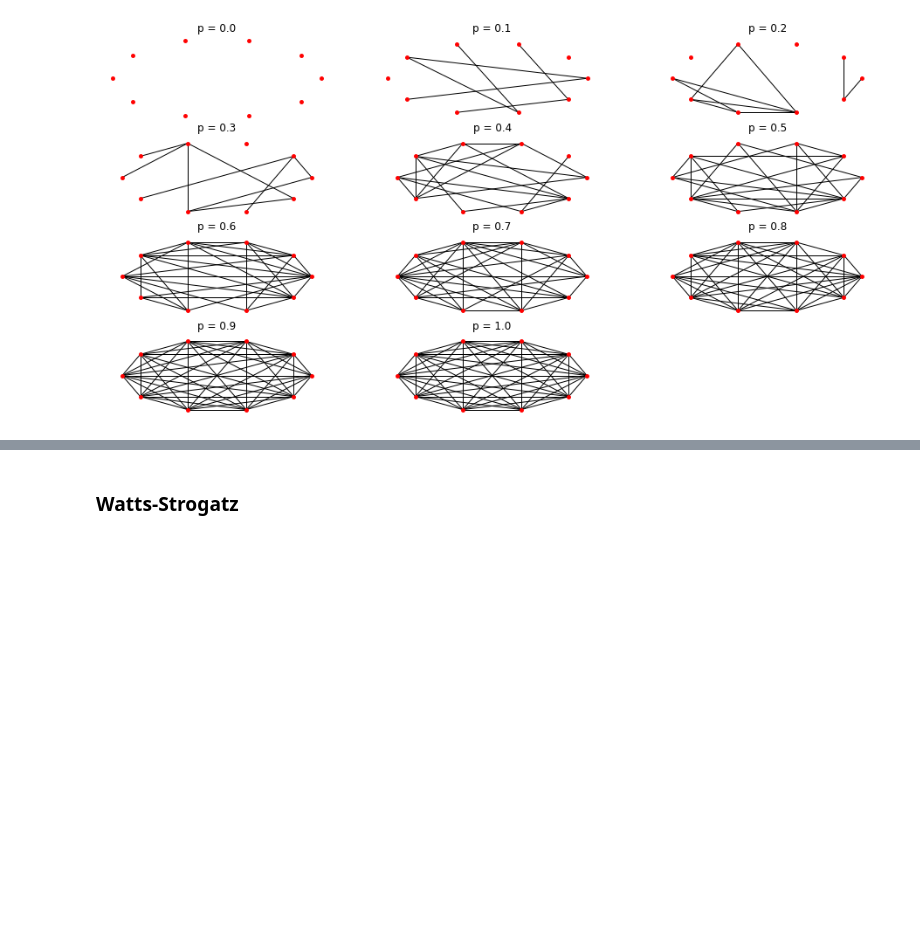
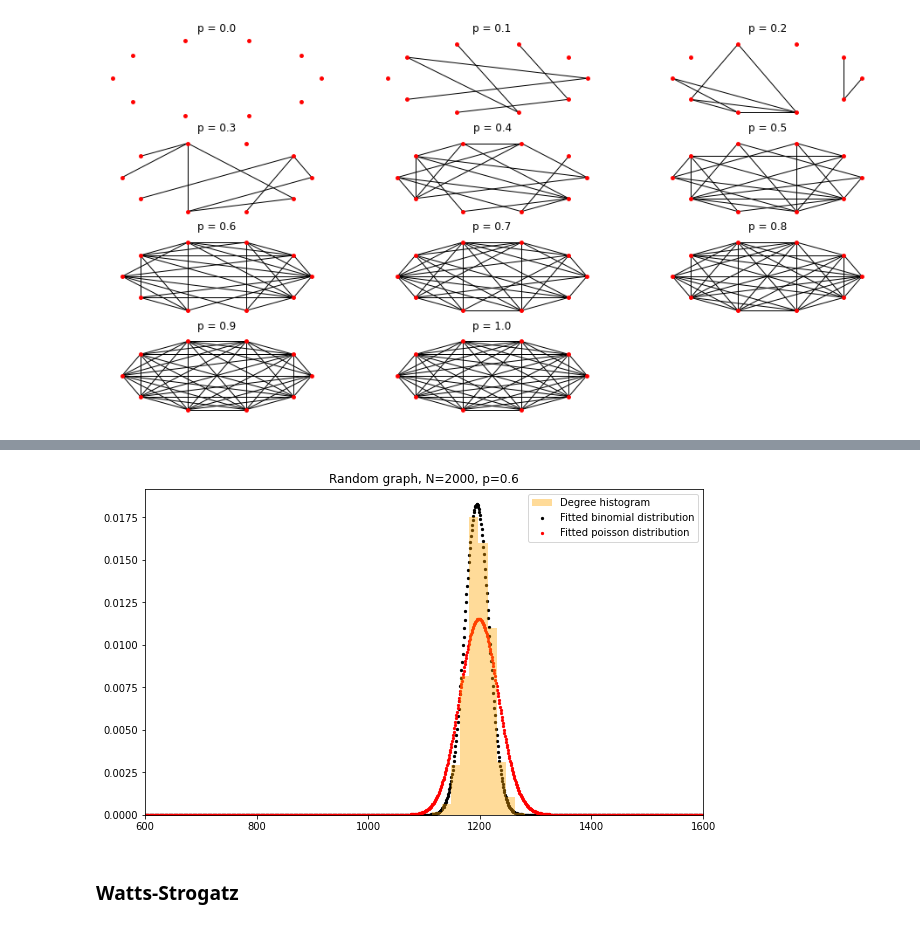
Before and after one commit to adamaj99pwr/Diffusion-processes, a Jupyter notebook: lab3/lab3.ipynb, the cells around one changed output, grey strips where cells are left out. Drawn from its saved outputs; the diff is of its cells as text; code cells hidden in the pictures; blank space fills up the shorter version.

```diff
--- a/lab3/lab3.ipynb
+++ b/lab3/lab3.ipynb
@@ -62,3 +103,29 @@ plt.show()
+# %%
+dist2_binom = stats.nbinom
+bound2_binom = [(1990, 2010), (0.5, 0.6)]
+fit2_binom = stats.fit(dist2_binom, drg2, bound2_binom)
+n2_binom = int(fit2_binom.params[0])
+p2_binom = fit2_binom.params[1]
+r2_binom = np.arange(0, n2_binom + 1)
+rg2_binom = stats.binom.pmf(r2_binom, n2_binom, p2_binom)
+# %%
+dist2_poiss = stats.poisson
+bound2_poiss = [(avg_deg_rg2-10, avg_deg_rg2+10)]
+fit2_poiss = stats.fit(dist2_poiss, drg2, bound2_poiss)
+mu2_poiss = fit2_poiss.params[0]
+r2_poiss = r2_binom
+rg2_poiss = stats.poisson.pmf(r2_binom, mu2_poiss)
+# %%
+plt.figure(figsize=(10,6))
+plt.hist(drg2, density=True, label="Degree histogram", color="orange", alpha=0.4)
+plt.scatter(r2_binom, rg2_binom, label="Fitted binomial distribution", color="black", s=5)
+plt.scatter(r2_poiss, rg2_poiss, label="Fitted poisson distribution", color="red", s=5)
+plt.xlim([600, 1600])
+plt.title("Random graph, N=2000, p=0.6")
+plt.legend()
+plt.show()
+# %% [output]
+[figure, added]
 # %% [markdown]
 ### Watts-Strogatz
 # %%
```
Also changed, not shown: parts of 22 cells of this notebook.
